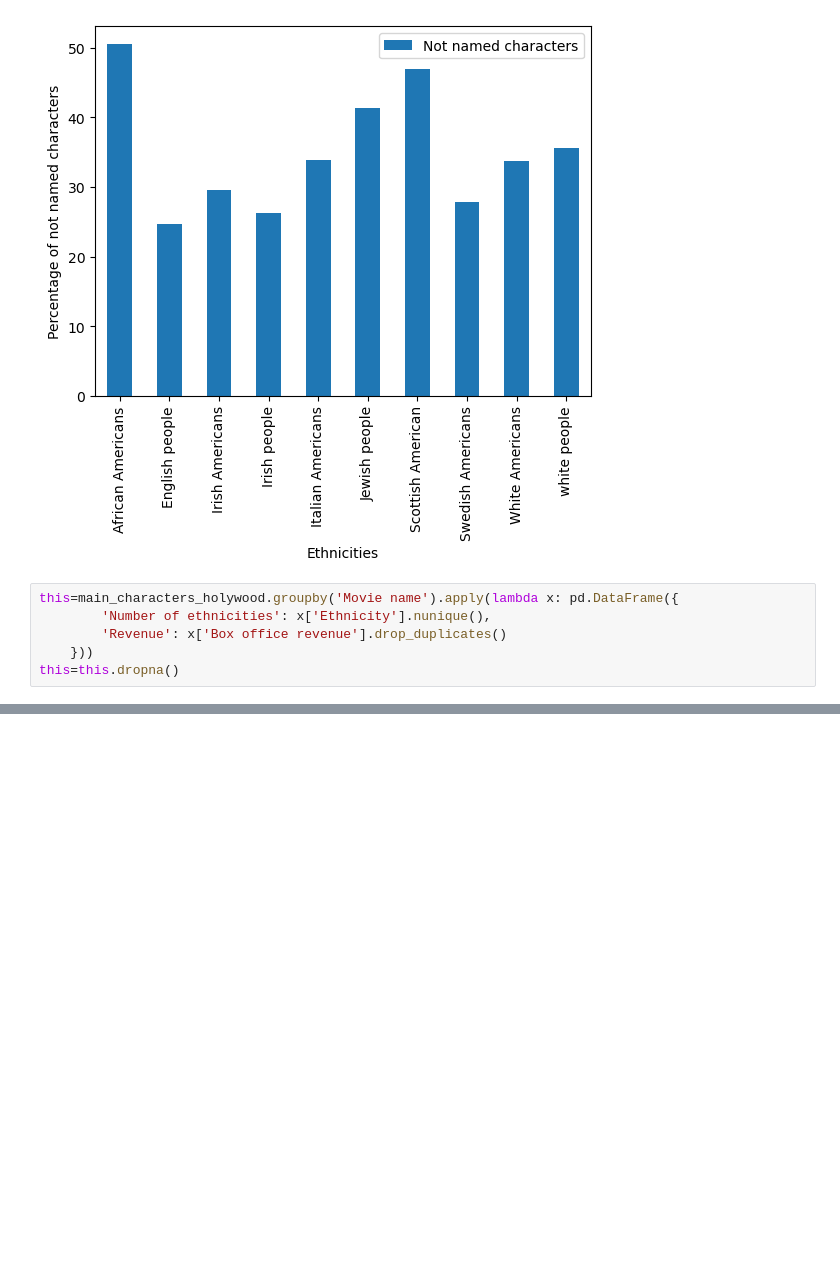
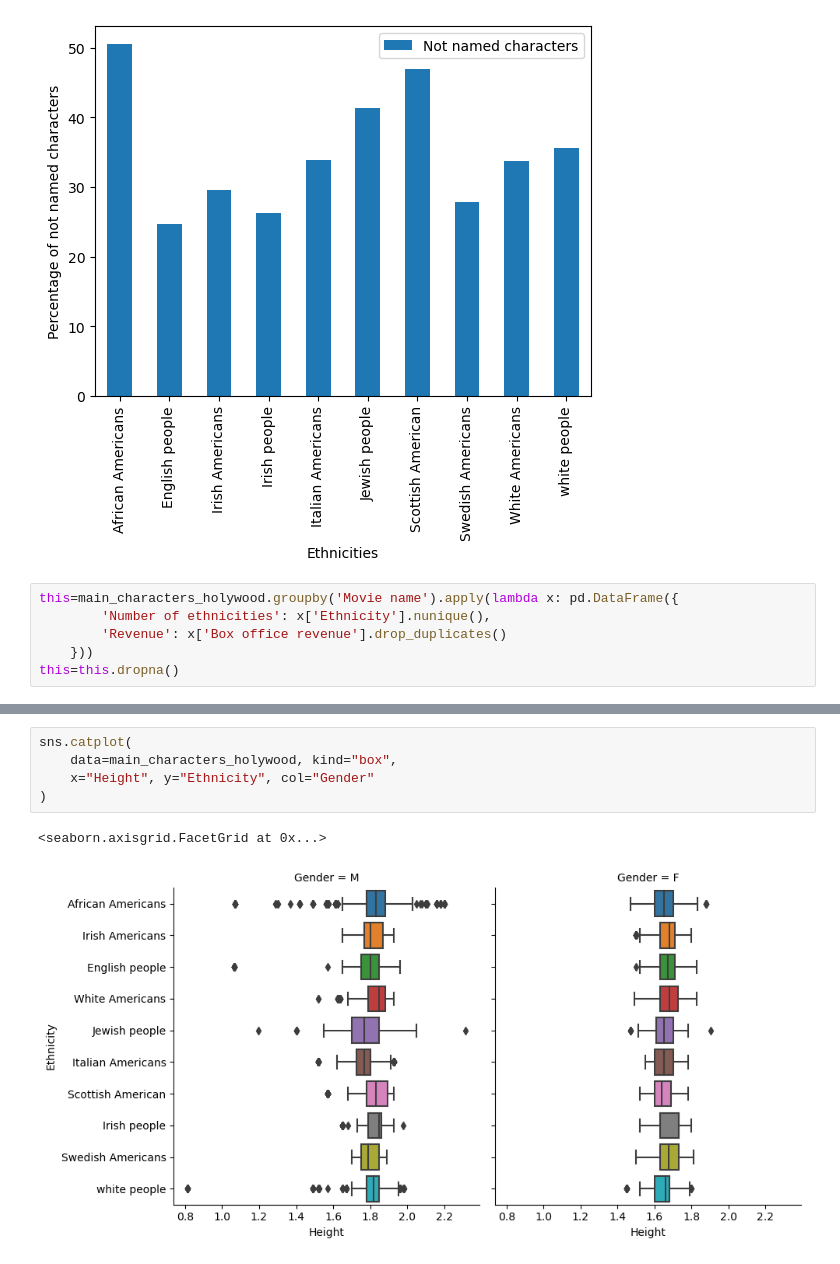
Before and after one commit to epfl-ada/ada-2023-project-draco, a Jupyter notebook: Milstone_project2.ipynb, the cells around one changed output, grey strips where cells are left out. Saved outputs shown, nothing was run; the diff lists cells and outputs as text; blank space fills up the shorter version.

Commit message:
Height plot

```diff
--- a/Milstone_project2.ipynb
+++ b/Milstone_project2.ipynb
@@ -330,0 +303,8 @@ sns.barplot(data=this, x='Number of ethnicities', y='Revenue')
+# %%
+sns.catplot(
+    data=main_characters_holywood, kind="box",
+    x="Height", y="Ethnicity", col="Gender"
+)
+# %% [output]
+<seaborn.axisgrid.FacetGrid at 0x...>
+[figure, added]
```
Also changed, not shown: parts of 3 cells of this notebook.
